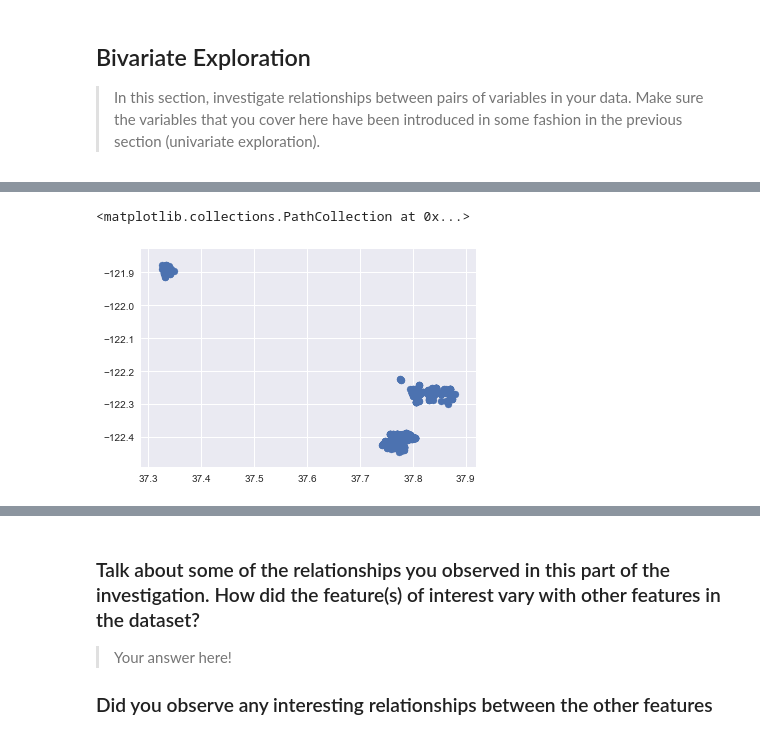
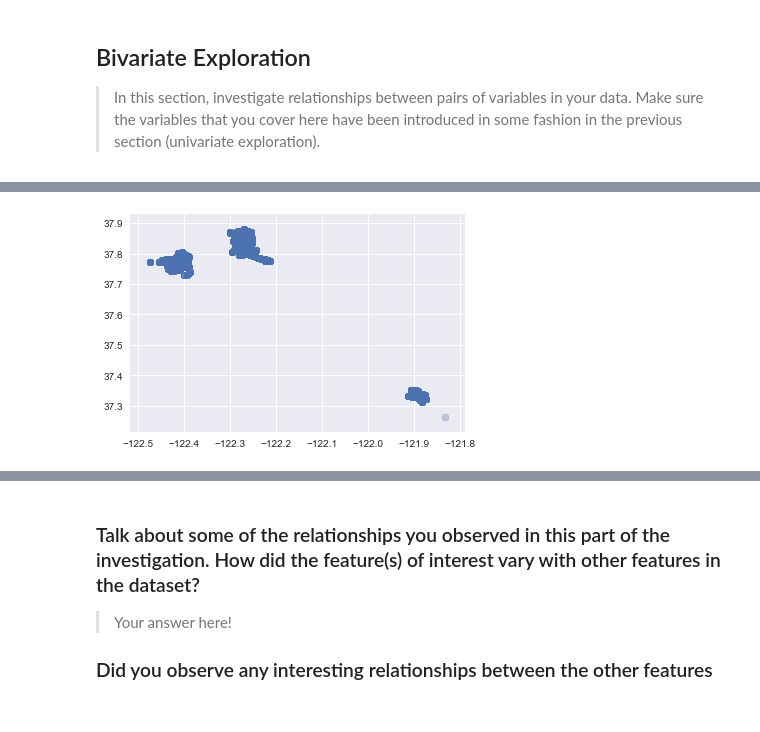
Before and after one commit to infoStunde/DAND-Project5, a Jupyter notebook: exploration_template.ipynb, the cells around one changed output, grey strips where cells are left out. Drawn from its saved outputs; the diff is of its cells as text; code cells hidden in the pictures.

```diff
--- a/exploration_template.ipynb
+++ b/exploration_template.ipynb
@@ -154,7 +207,5 @@ fashion in the previous section (univariate exploration).
 # %%
-limit=rides[0:10000]
-
-plt.scatter(data =limit, x='start_station_latitude' , y='start_station_longitude')
+limit=rides[0:40]
+plt.scatter(data =rides, y='start_station_latitude' , x='start_station_longitude', alpha=0.01);
 # %% [output]
-<matplotlib.collections.PathCollection at 0x...>
-[figure, old version]
+[figure, new version]
```
Also changed, not shown: parts of 38 cells of this notebook, 1 other file.
